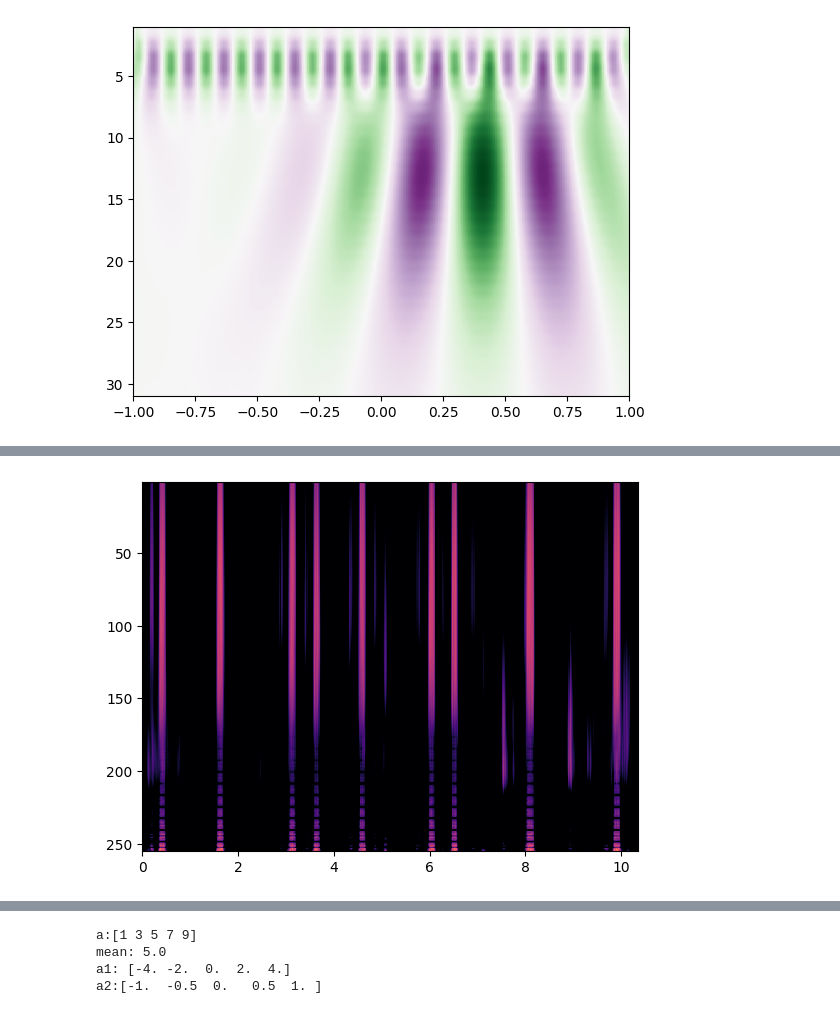
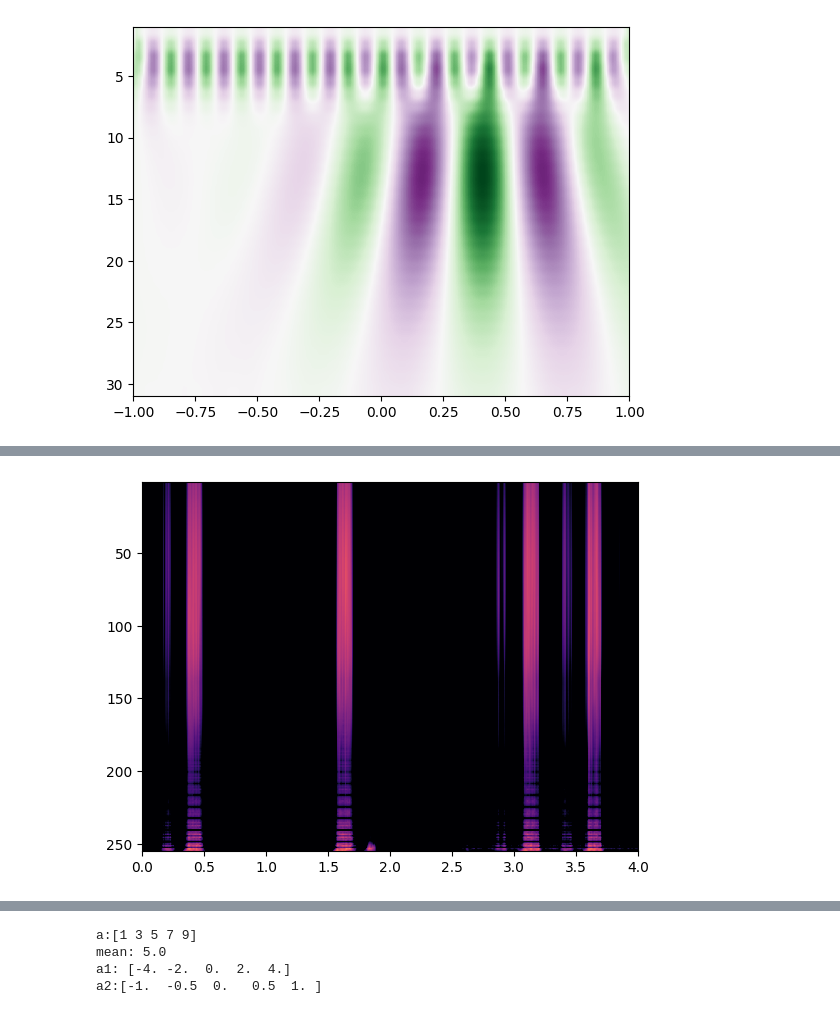
Before and after one commit to ryanz22/PestDataprocess, a Jupyter notebook: notebooks/numpy_scipy_study.ipynb, the cells around one changed output, grey strips where cells are left out. Saved outputs shown, nothing was run; the diff lists cells and outputs as text; code cells hidden in the pictures.

```diff
--- a/notebooks/numpy_scipy_study.ipynb
+++ b/notebooks/numpy_scipy_study.ipynb
@@ -67,7 +67,7 @@ plt.show()
 # %% [output]
 [figure]
 # %%
-d1, sr1, dura1 = rd_file(f'{SOUND_FOLDER}gh-4_mono_22050_denoised_filter.wav')
+d1, sr1, dura1 = rd_file(f'{SOUND_FOLDER}volume_test/gh-4_mono_44k_denoised_0.wav')
 print(f'data size: {len(d1)}')
 print(f'sample rate: {sr1}')
 print(f'duration: {dura1}')
@@ -80,11 +80,10 @@ duration: 10.349977324263039
 [interactive output not drawn]
 # %%
-# widths = np.arange(1, 256)
+widths = np.arange(1, 128)
 # widths = getDefaultScales(len(d1), 1/12, sr1, 40)
-#cwtmatr = sp.signal.cwt(d1, sp.signal.morlet, widths)
-cwtmatr, _ = cwt3(d1, 10, sr1, 40.0)
+wtmatr = sp.signal.cwt(d1, sp.signal.morlet2, widths)
 plt.imshow(librosa.amplitude_to_db(cwtmatr), extent=[0.0, dura1,
     cwtmatr.shape[0], 1], cmap='magma', aspect='auto', vmax=0, vmin=-60)
 plt.show()
 # %% [output]
-[figure, old version]
+[figure, new version]
```
Also changed, not shown: parts of 2 cells of this notebook, 1 other file.
